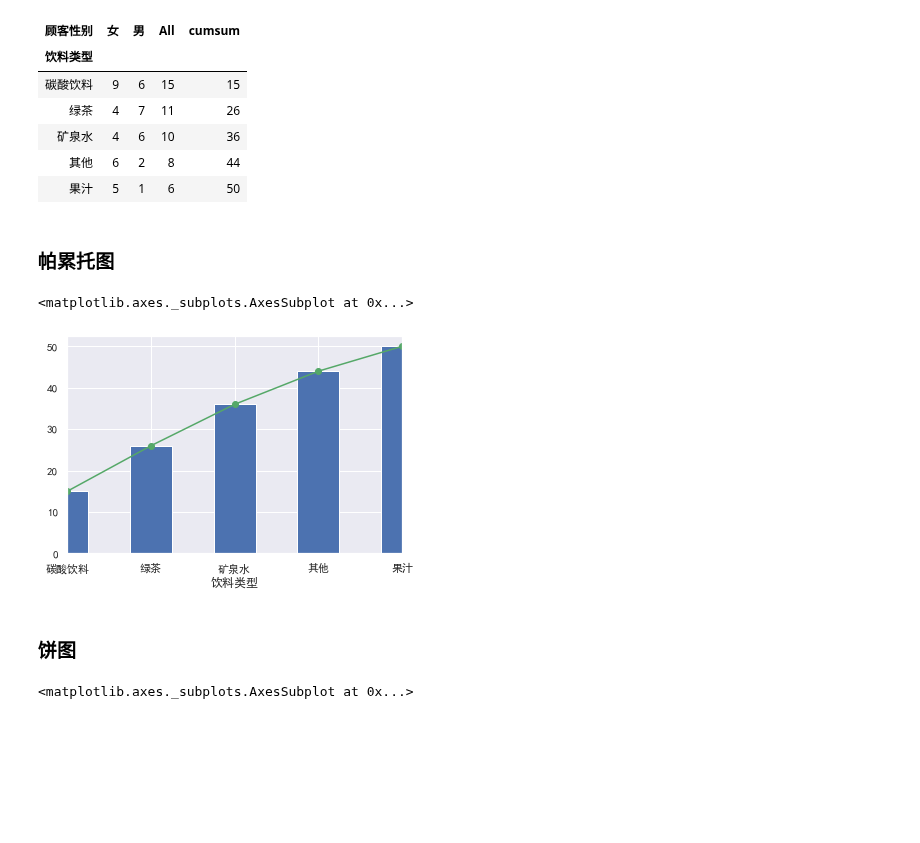
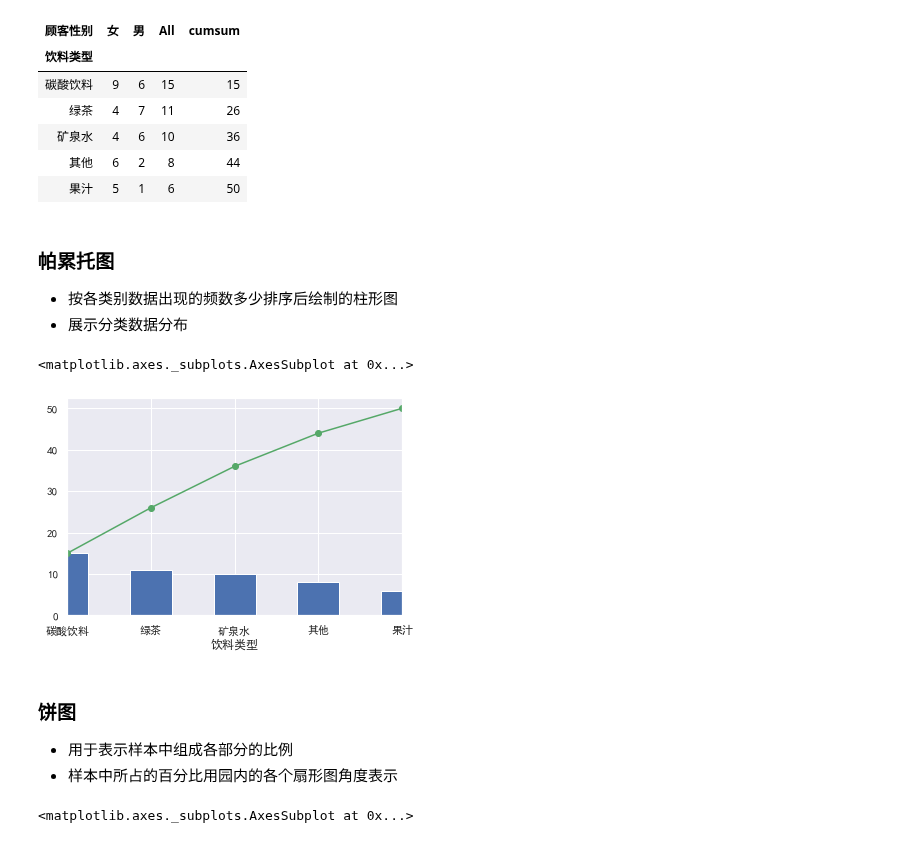
Before and after one commit to GaochaoZhu/LearningStatsGroup, a Jupyter notebook: week1/week_1.ipynb, the cells around one changed output. Drawn from its saved outputs; the diff is of its cells as text; code cells hidden in the pictures; blank space fills up the shorter version.

```diff
--- a/week1/week_1.ipynb
+++ b/week1/week_1.ipynb
@@ -207,14 +290,18 @@ freq_table
 | 果汁 | 5 | 1 | 6 | 50 |
 # %% [markdown]
 ### 帕累托图
+- 按各类别数据出现的频数多少排序后绘制的柱形图
+- 展示分类数据分布
 # %%
-freq_table['cumsum'].plot(kind='bar')
+freq_table['All'].plot(kind='bar')
 freq_table['cumsum'].plot(style='-o',c='g')
 # %% [output]
 <matplotlib.axes._subplots.AxesSubplot at 0x...>
-[figure, old version]
+[figure, new version]
 # %% [markdown]
 ### 饼图
+- 用于表示样本中组成各部分的比例
+- 样本中所占的百分比用园内的各个扇形图角度表示
 # %%
 # autopct显示百分比格式
 freq_table['All'].plot(kind='pie',autopct='%1.1f%%')
```
Also changed, not shown: parts of 80 cells of this notebook.
